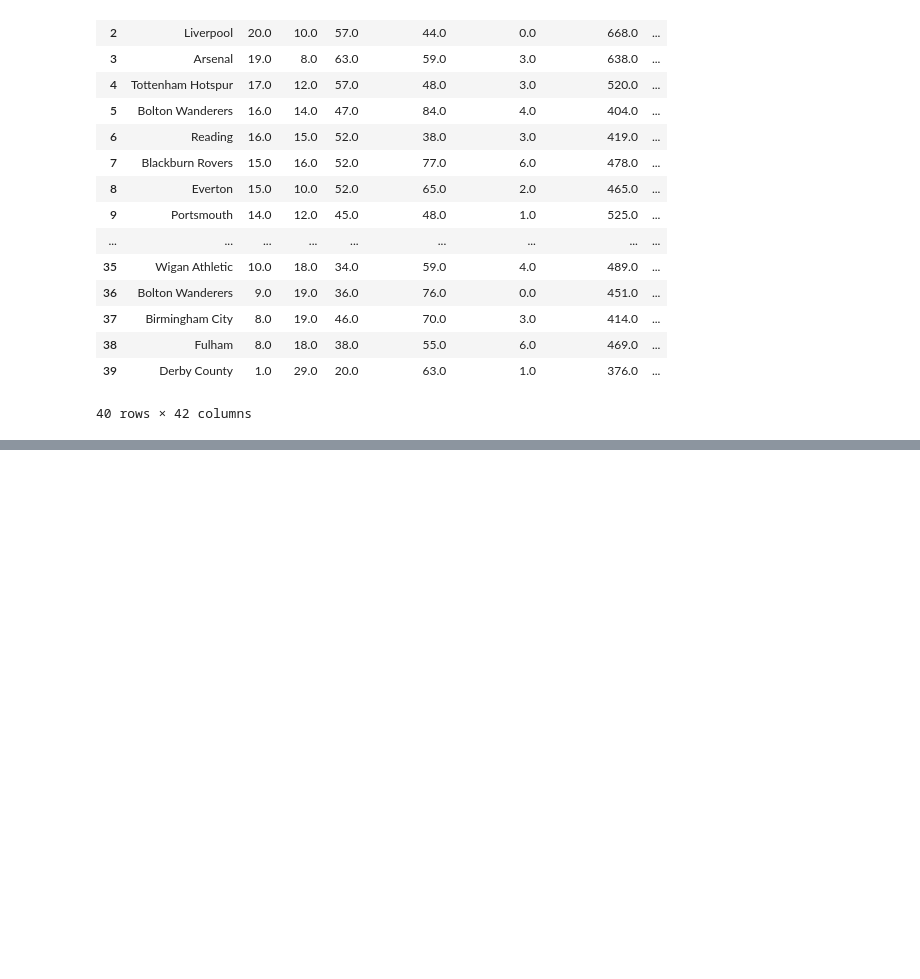
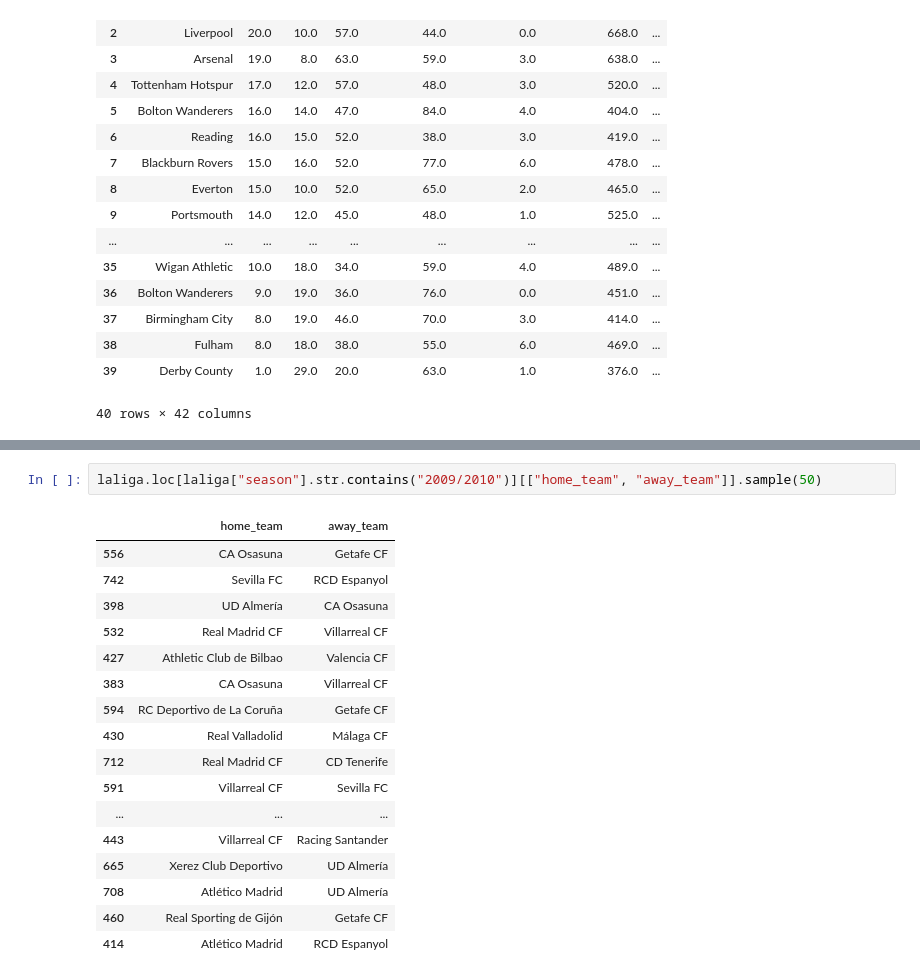
Before and after one commit to TechWithKen/Machine-Learning, a Jupyter notebook: archive/premierleague.ipynb, the cells around one changed output, grey strips where cells are left out. Saved outputs shown, nothing was run; the diff lists cells and outputs as text; blank space fills up the shorter version.

```diff
--- a/archive/premierleague.ipynb
+++ b/archive/premierleague.ipynb
@@ -426,0 +446,20 @@ premier_league_result = pd.read_sq
+# %%
+laliga.loc[laliga["season"].str.contains("2009/2010")][["home_team", "away_team"]].sample(50)
+# %% [output]
+|  | home_team | away_team |
+| 556 | CA Osasuna | Getafe CF |
+| 742 | Sevilla FC | RCD Espanyol |
+| 398 | UD Almería | CA Osasuna |
+| 532 | Real Madrid CF | Villarreal CF |
+| 427 | Athletic Club de Bilbao | Valencia CF |
+| 383 | CA Osasuna | Villarreal CF |
+| 594 | RC Deportivo de La Coruña | Getafe CF |
+| 430 | Real Valladolid | Málaga CF |
+| 712 | Real Madrid CF | CD Tenerife |
+| 591 | Villarreal CF | Sevilla FC |
+| ... | ... | ... |
+| 443 | Villarreal CF | Racing Santander |
+| 665 | Xerez Club Deportivo | UD Almería |
+| 708 | Atlético Madrid | UD Almería |
+| 460 | Real Sporting de Gijón | Getafe CF |
+| 414 | Atlético Madrid | RCD Espanyol |
```
Also changed, not shown: parts of 2 cells of this notebook, 8 other files.
